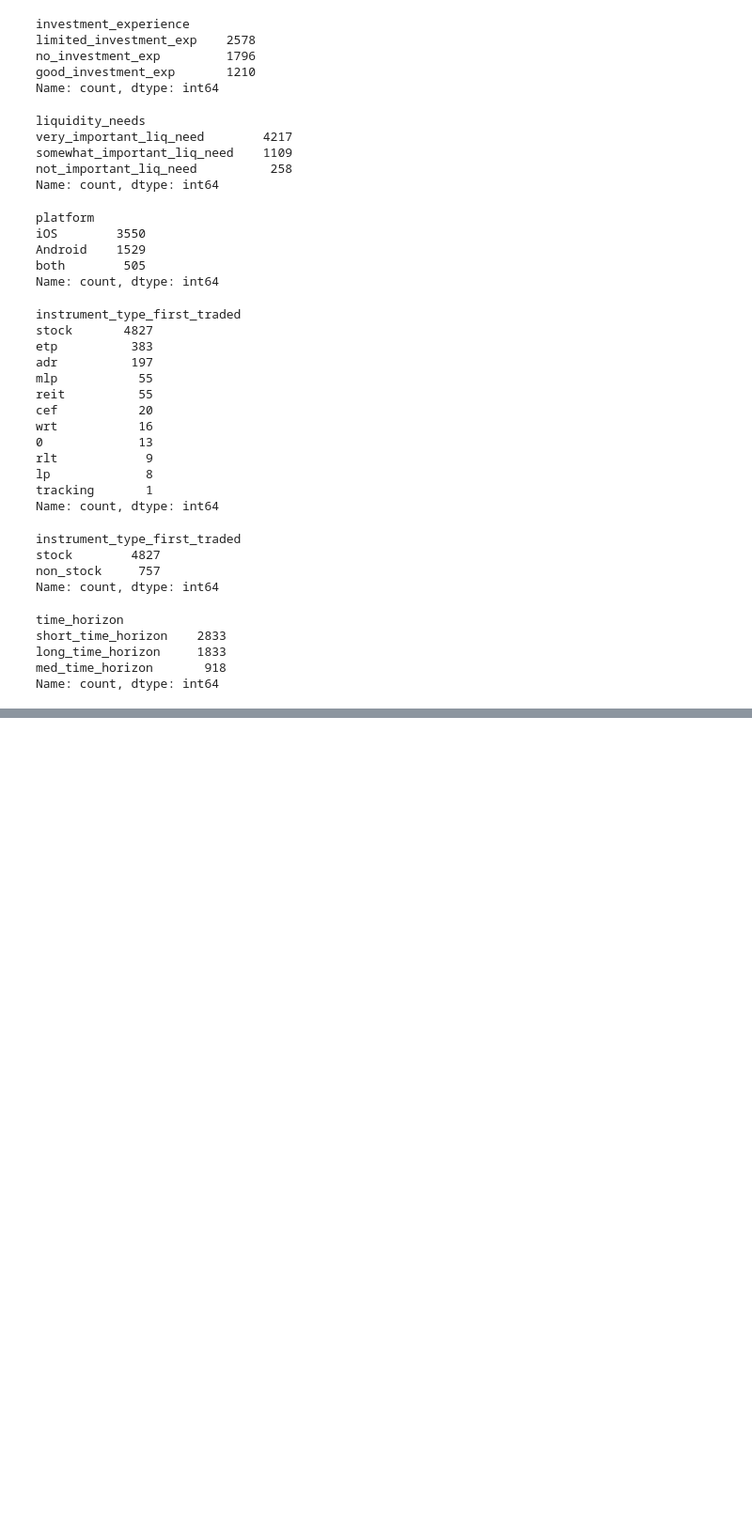
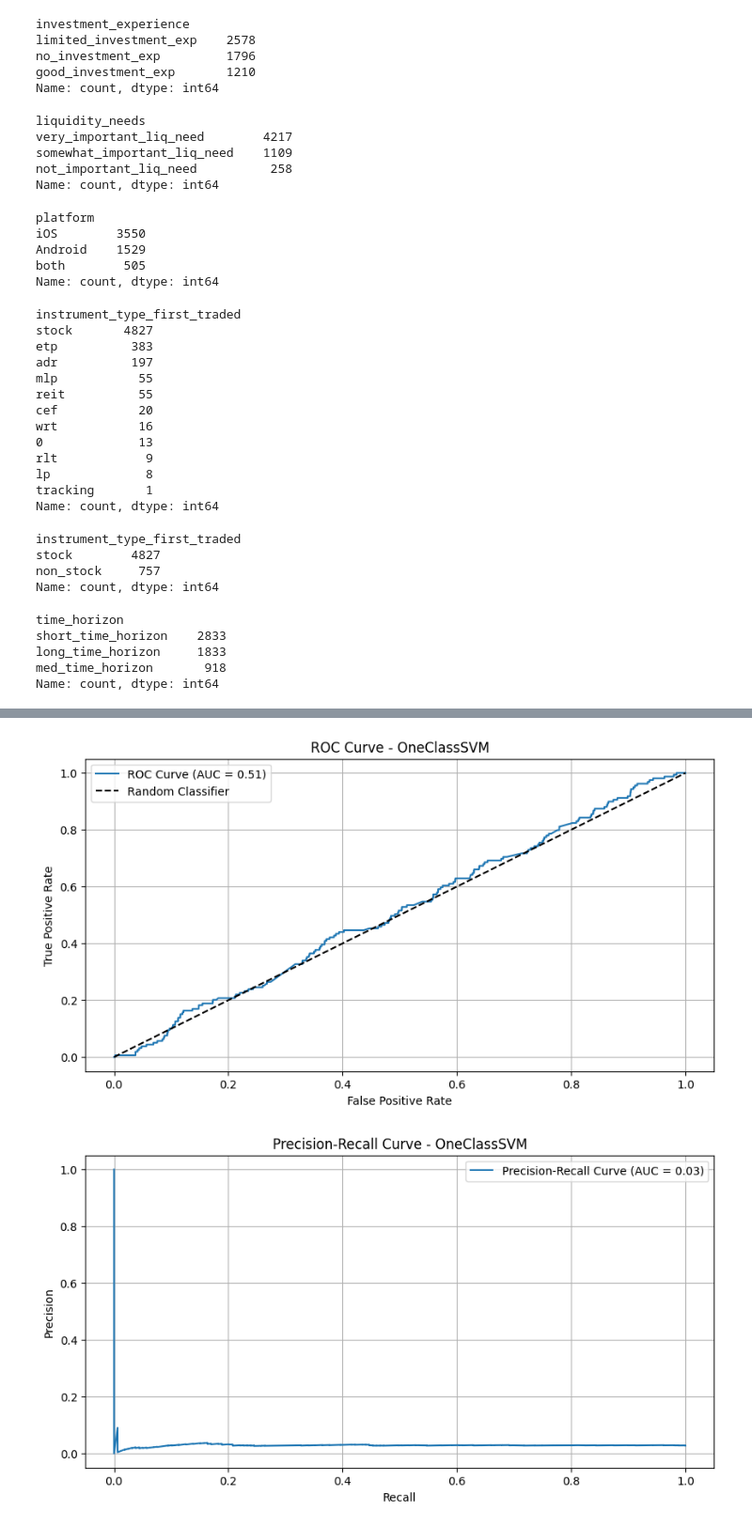
Before and after one commit to yuchild/magnimind_projects, a Jupyter notebook: robinhood_churn.ipynb, the cells around one changed output, grey strips where cells are left out. Shown: that part at 94% size. Cells and saved outputs as stored; diff of their text form; code cells hidden in the pictures; blank space fills up the shorter version.

Commit message:
Updated 2025-01-24: Additional Models

```diff
--- a/robinhood_churn.ipynb
+++ b/robinhood_churn.ipynb
@@ -297,8 +297,17 @@ features_df = features_df.to_pandas()
 # Merge total_days into features_df on 'user_id'
 features_df = features_df.merge(total_days, on='user_id', how='left')
 
+# Handle missing values in total_days
+features_df['total_days_on_platform'] = features_df['total_days_on_platform'].fillna(0)
+
+# Rename column for clarity
+features_df.rename(columns={'total_days_on_platform': 'total_days'}, inplace=True)
+
 # Drop `user_id` and `churned` columns for training
 features_df = features_df.drop(columns=['user_id'])
+
+# Verify the merge worked correctly
+print(features_df.columns)
 
 # Identify categorical and numerical features
 categorical_features = ['risk_tolerance', 'investment_experience', 'liquidity_needs', 'platform',
@@ -307,7 +316,7 @@ numerical_features = ['time_spent', 'first_deposit_amount', 'total_days']
 
 # Define preprocessing for numerical and categorical features
 numerical_transformer = StandardScaler()
-categorical_transformer = OneHotEncoder(sparse_output=False, handle_unknown='ignore', min_frequency=0.01)
+categorical_transformer = OneHotEncoder(sparse_output=True, handle_unknown='ignore', min_frequency=0.01)
 
 # Combine preprocessors in a column transformer
 preprocessor = ColumnTransformer(
@@ -355,7 +364,7 @@ for name, param_grid in param_grids.items():
         pipeline,
         param_grid,
         scoring='f1_macro',  # Adjust scoring based on your metric of interest
-        cv=3
+        cv=5
     )
 
     grid_search.fit(features_df.drop(columns=['churned']), true_labels)
@@ -389,0 +491,67 @@ You can try to debug the error by setting error_score='raise'.
+# %%
+from sklearn.compose import ColumnTransformer
+from sklearn.pipeline import Pipeline
+from sklearn.preprocessing import OneHotEncoder, StandardScaler
+from sklearn.svm import OneClassSVM
+from sklearn.metrics import roc_curve, precision_recall_curve, auc
+import matplotlib.pyplot as plt
+
+# Define the preprocessing pipeline
+categorical_features = ['risk_tolerance', 'investment_experience', 'liquidity_needs', 'platform', 'instrument_type_first_traded']
+numerical_features = ['time_spent']
+
+numerical_transformer = StandardScaler()
+categorical_transformer = OneHotEncoder(sparse_output=False, handle_unknown='ignore', min_frequency=0.01)
+
+preprocessor = ColumnTransformer(
+    transformers=[
+        ('num', numerical_transformer, numerical_features),
+        ('cat', categorical_transformer, categorical_features)
+    ]
+)
+
+# Combine preprocessing with the model
+pipeline = Pipeline([
+    ('preprocessor', preprocessor),
+    ('model', OneClassSVM(gamma='auto', kernel='poly', nu=0.01))
+])
+
+# Fit the pipeline
+pipeline.fit(features_df.drop(columns=['churned']))
+
+# Get decision scores
+decision_scores = pipeline.named_steps['model'].decision_function(
+    pipeline.named_steps['preprocessor'].transform(features_df.drop(columns=['churned']))
+)
+
+# Compute ROC curve
+fpr, tpr, roc_thresholds = roc_curve(true_labels, decision_scores)
+roc_auc = auc(fpr, tpr)
+
+# Compute Precision-Recall curve
+precision, recall, pr_thresholds = precision_recall_curve(true_labels, decision_scores)
+pr_auc = auc(recall, precision)
+
+# Plot ROC Curve
+plt.figure(figsize=(10, 5))
+plt.plot(fpr, tpr, label=f"ROC Curve (AUC = {roc_auc:.2f})")
+plt.plot([0, 1], [0, 1], 'k--', label="Random Classifier")
+plt.xlabel("False Positive Rate")
+plt.ylabel("True Positive Rate")
+plt.title("ROC Curve - OneClassSVM")
+plt.legend()
+plt.grid()
+plt.show()
+
+# Plot Precision-Recall Curve
+plt.figure(figsize=(10, 5))
+plt.plot(recall, precision, label=f"Precision-Recall Curve (AUC = {pr_auc:.2f})")
+plt.xlabel("Recall")
+plt.ylabel("Precision")
+plt.title("Precision-Recall Curve - OneClassSVM")
+plt.legend()
+plt.grid()
+plt.show()
+# %% [output]
+[figure, added]
+[figure, added]
```
Also changed, not shown: parts of 15 cells of this notebook, 1 other file.
